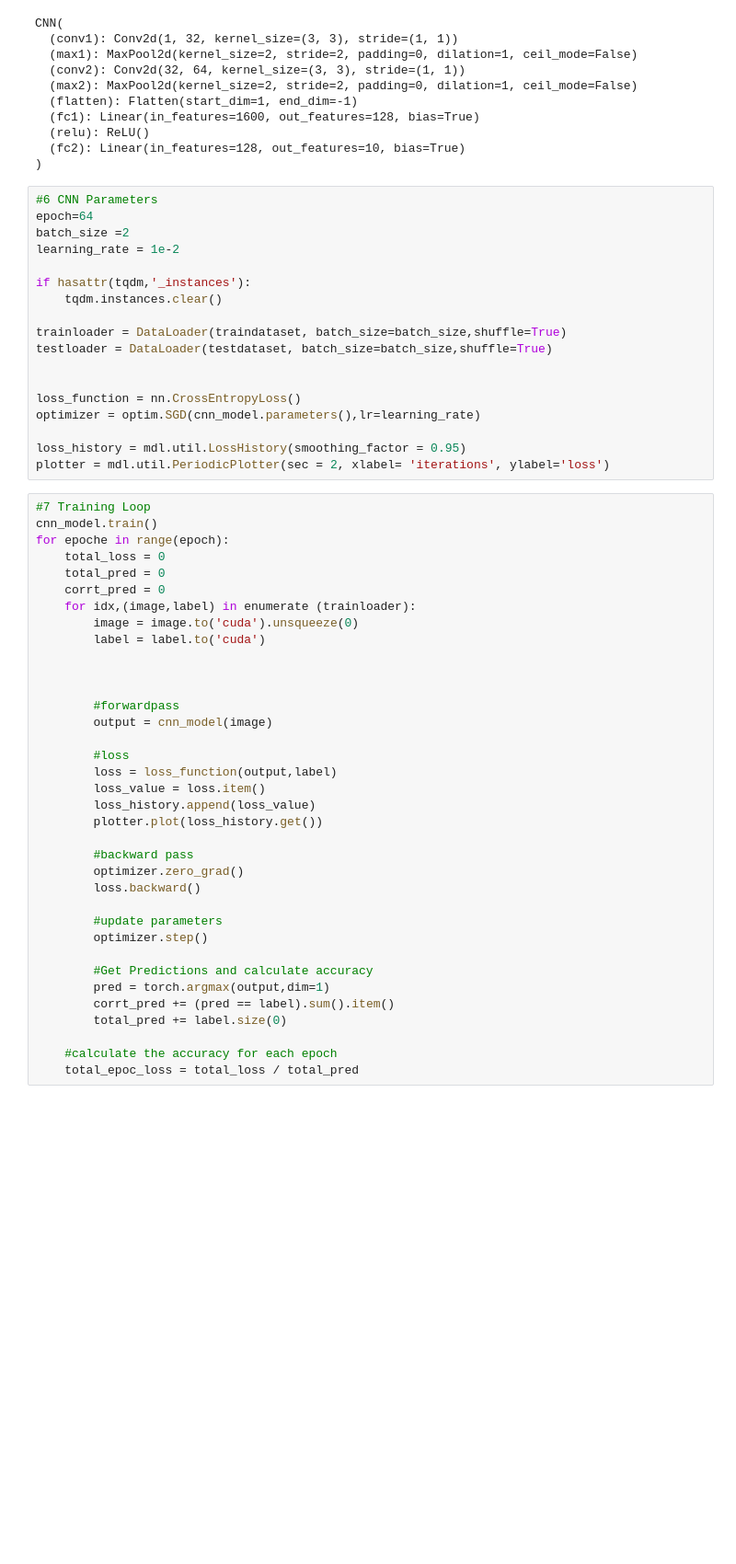
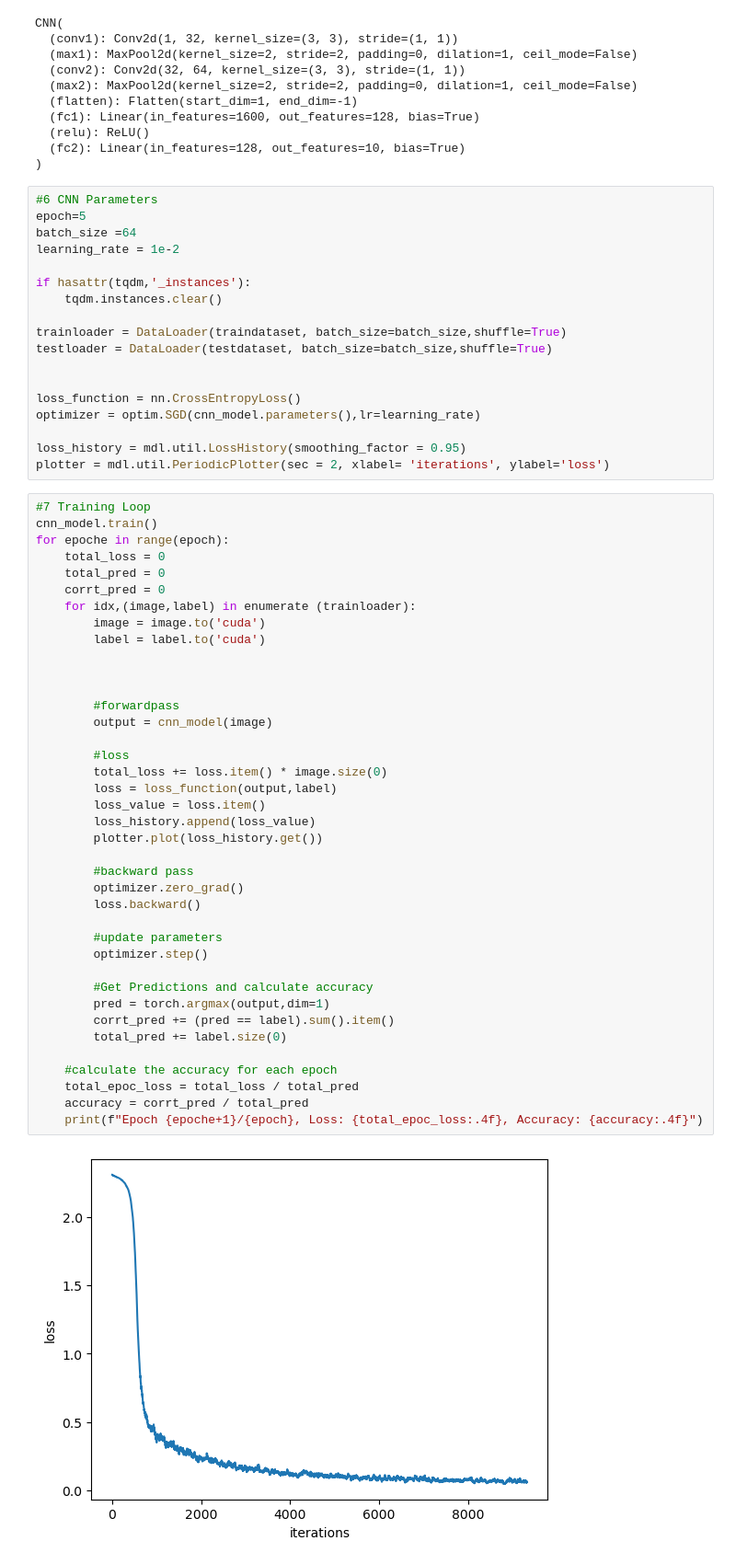
Before and after one commit to code4geoai/deeplearning, a Jupyter notebook: HayatLabs/H_MNIST_Practice2.ipynb, the cells around one changed output. Shown at 92% size. Drawn from its saved outputs; the diff is of its cells as text; blank space fills up the shorter version.

```diff
--- a/HayatLabs/H_MNIST_Practice2.ipynb
+++ b/HayatLabs/H_MNIST_Practice2.ipynb
@@ -84,8 +84,8 @@ CNN(
 )
 # %%
 #6 CNN Parameters
-epoch=64
-batch_size =2
+epoch=5
+batch_size =64
 learning_rate = 1e-2
 
 if hasattr(tqdm,'_instances'):
@@ -108,31 +108,36 @@ for epoche in range(epoch):
     total_pred = 0
     corrt_pred = 0
     for idx,(image,label) in enumerate (trainloader):
-        image = image.to('cuda').unsqueeze(0)
+        image = image.to('cuda')
         label = label.to('cuda')
 
 
 
         #forwardpass
         output = cnn_model(image)
 
         #loss
+        total_loss += loss.item() * image.size(0)
         loss = loss_function(output,label)
         loss_value = loss.item()
         loss_history.append(loss_value)
         plotter.plot(loss_history.get())
 
         #backward pass
         optimizer.zero_grad()
         loss.backward()
 
         #update parameters
         optimizer.step()
 
         #Get Predictions and calculate accuracy
         pred = torch.argmax(output,dim=1)
         corrt_pred += (pred == label).sum().item()
         total_pred += label.size(0)
 
     #calculate the accuracy for each epoch
     total_epoc_loss = total_loss / total_pred
+    accuracy = corrt_pred / total_pred
+    print(f"Epoch {epoche+1}/{epoch}, Loss: {total_epoc_loss:.4f}, Accuracy: {accuracy:.4f}")
+# %% [output]
+[figure, added]
```
Also changed, not shown: parts of 2 cells of this notebook, 3 other files.
